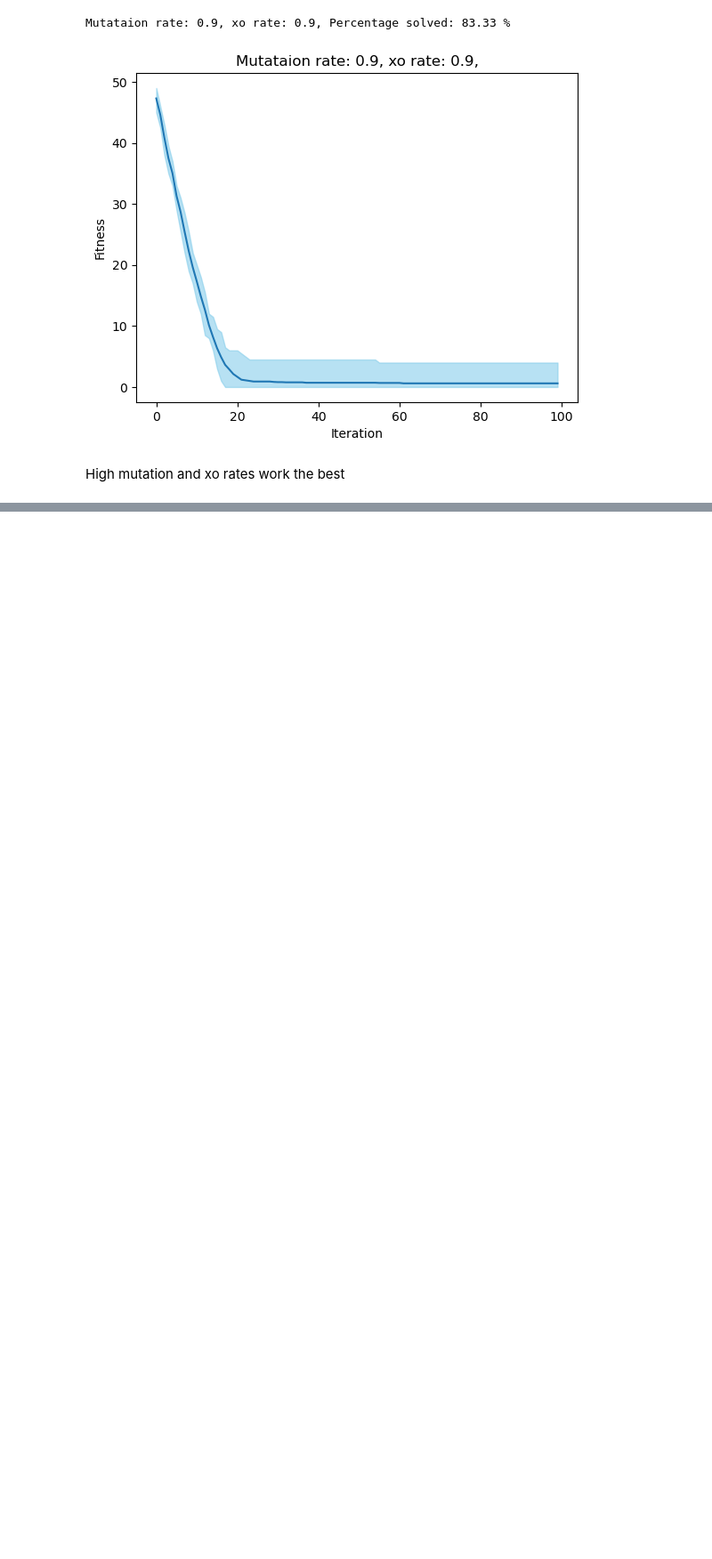
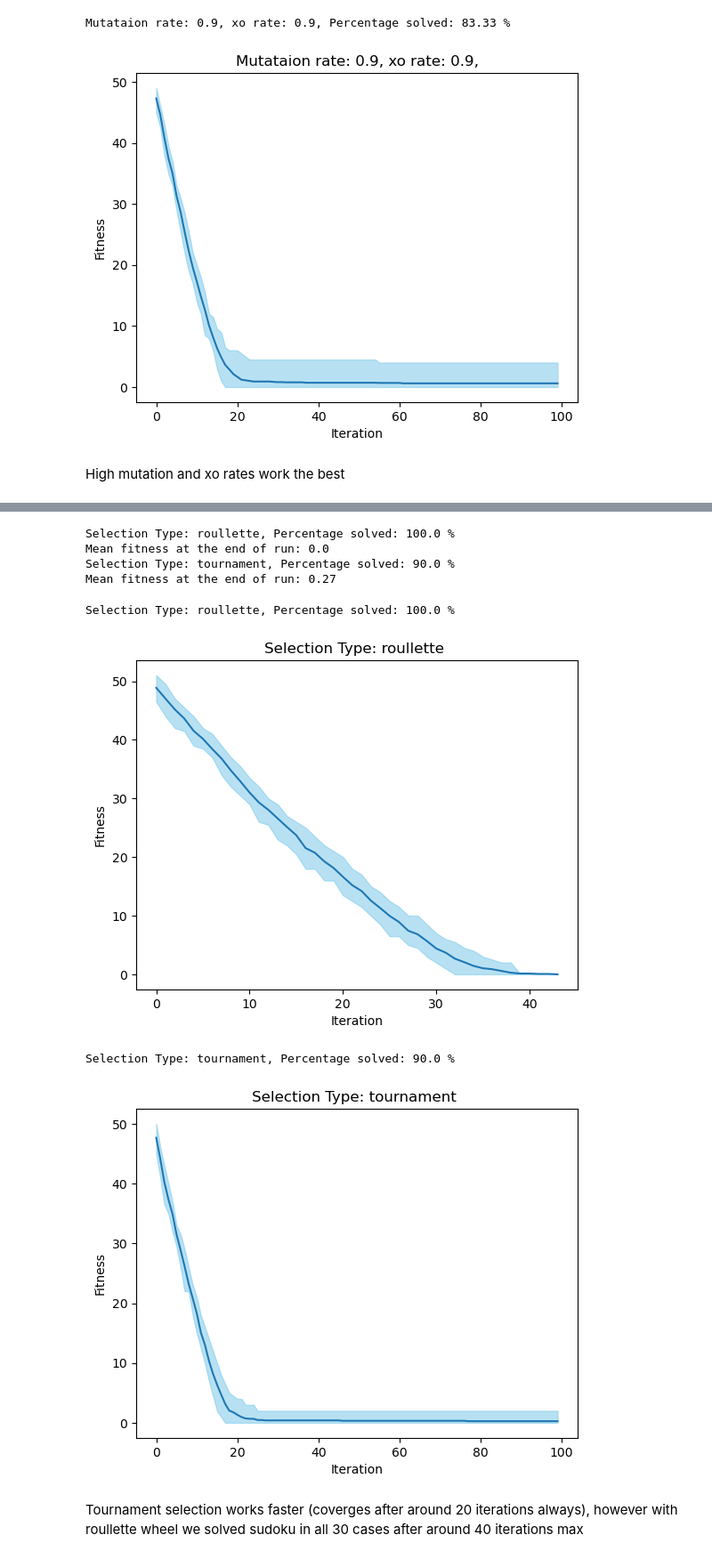
Before and after one commit to amarmate/CIFO24, a Jupyter notebook: experimentation and evaluation.ipynb, the cells around one changed output, grey strips where cells are left out. Shown: that part at 89% size. Saved outputs shown, nothing was run; the diff lists cells and outputs as text; code cells hidden in the pictures; blank space fills up the shorter version.

Commit message:
Selection types tested

```diff
--- a/experimentation and evaluation.ipynb
+++ b/experimentation and evaluation.ipynb
@@ -130,18 +48,0 @@ KeyboardInterrupt:
-# %%
-population = pop.Population(size=1000, initial_board=test_board_5)
-population.evolve(
-    gens = 100,
-    xo_prob = 0.9,
-    mut_prob = 0.2,
-    select_type='tournament',
-    xo='single_point_tabular',
-    direction= 'random',
-    mutation='change',
-    elite_size=20,
-    # swap_number=2,
-    diversify='fitness-sharing',
-    verbose= True,
-    plateau_threshold=10,
-)
-
-population.plot_history( genodiv=True)
@@ -185,4 +48,0 @@ mutations = ['swap', 'swap-smart', 'change', 'change-smart']
-# %%
-population = pop.Population(size=10, initial_board=easy_board)
-
-population.get_distances(normalize=False, invert=True)
@@ -497,0 +513,32 @@ High mutation and xo rates work the best
+# %%
+for j in selections:
+    hist = history_dict[j]
+    df = pd.DataFrame(hist).T.map(lambda x: (0,0,0) if pd.isna(x) else x).map(lambda x: 0 if max(np.isnan(x)) else x[0])
+    print(f"Selection Type: {j}, Percentage solved: {np.round(sum(df.iloc[-1]==0)/df.shape[1]*100, 2)} %")
+    df['mean'] = df.mean(axis=1)
+    print(f"Mean fitness at the end of run: {np.round(df['mean'].iloc[-1],2)}")
+# %% [output]
+Selection Type: roullette, Percentage solved: 100.0 %
+Mean fitness at the end of run: 0.0
+Selection Type: tournament, Percentage solved: 90.0 %
+Mean fitness at the end of run: 0.27
+# %%
+for j in selections:
+    hist = history_dict[j]
+    df = pd.DataFrame(hist).T.map(lambda x: (0,0,0) if pd.isna(x) else x).map(lambda x: 0 if max(np.isnan(x)) else x[0])
+    print(f"Selection Type: {j}, Percentage solved: {np.round(sum(df.iloc[-1]==0)/df.shape[1]*100, 2)} %")
+    df['mean'] = df.mean(axis=1)
+    plt.fill_between(df.index, df.quantile(0.05, axis =1), df.quantile(0.95, axis =1), color='skyblue', alpha=.6)
+    plt.plot(df['mean'])
+    # plt.plot(pd.DataFrame(i).T[0])
+    plt.title(f"Selection Type: {j} ")
+    plt.xlabel("Iteration")
+    plt.ylabel("Fitness")
+    plt.show()
+# %% [output]
+Selection Type: roullette, Percentage solved: 100.0 %
+[figure, added]
+Selection Type: tournament, Percentage solved: 90.0 %
+[figure, added]
+# %% [markdown]
+Tournament selection works faster (coverges after around 20 iterations always), however with roullette wheel we solved sudoku in all 30 cases after around 40 iterations max
```
Also changed, not shown: parts of 21 cells of this notebook, 3 other files.
